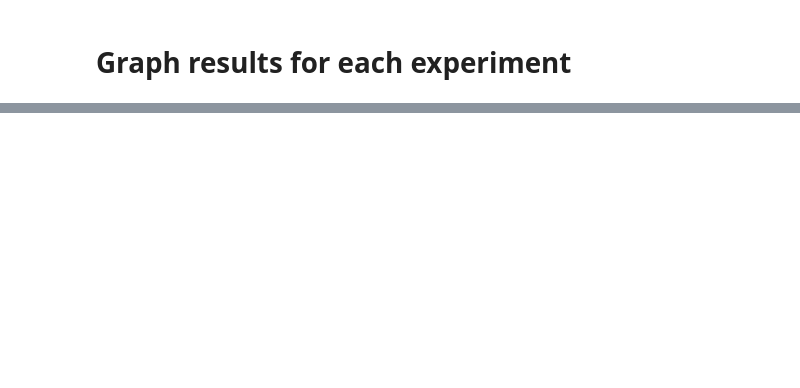
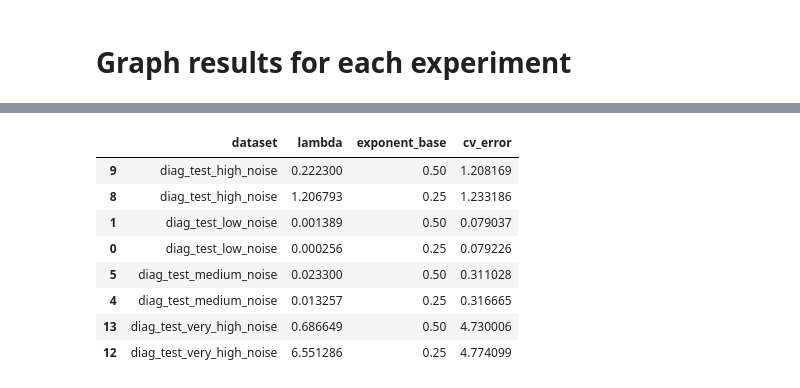
Before and after one commit to krenzland/prior-information, a Jupyter notebook: notebooks/012-DiagonalTestData.ipynb, the cells around one changed output, grey strips where cells are left out. Saved outputs shown, nothing was run; the diff lists cells and outputs as text; code cells hidden in the pictures; blank space fills up the shorter version.

```diff
--- a/notebooks/012-DiagonalTestData.ipynb
+++ b/notebooks/012-DiagonalTestData.ipynb
@@ -233,0 +261,12 @@ print_best_results(best_results)
+# %%
+best_per_base.tail(2)
+# %% [output]
+|  | dataset | lambda | exponent_base | cv_error |
+| 9 | diag_test_high_noise | 0.222300 | 0.50 | 1.208169 |
+| 8 | diag_test_high_noise | 1.206793 | 0.25 | 1.233186 |
+| 1 | diag_test_low_noise | 0.001389 | 0.50 | 0.079037 |
+| 0 | diag_test_low_noise | 0.000256 | 0.25 | 0.079226 |
+| 5 | diag_test_medium_noise | 0.023300 | 0.50 | 0.311028 |
+| 4 | diag_test_medium_noise | 0.013257 | 0.25 | 0.316665 |
+| 13 | diag_test_very_high_noise | 0.686649 | 0.50 | 4.730006 |
+| 12 | diag_test_very_high_noise | 6.551286 | 0.25 | 4.774099 |
```
Also changed, not shown: parts of 13 cells of this notebook.
